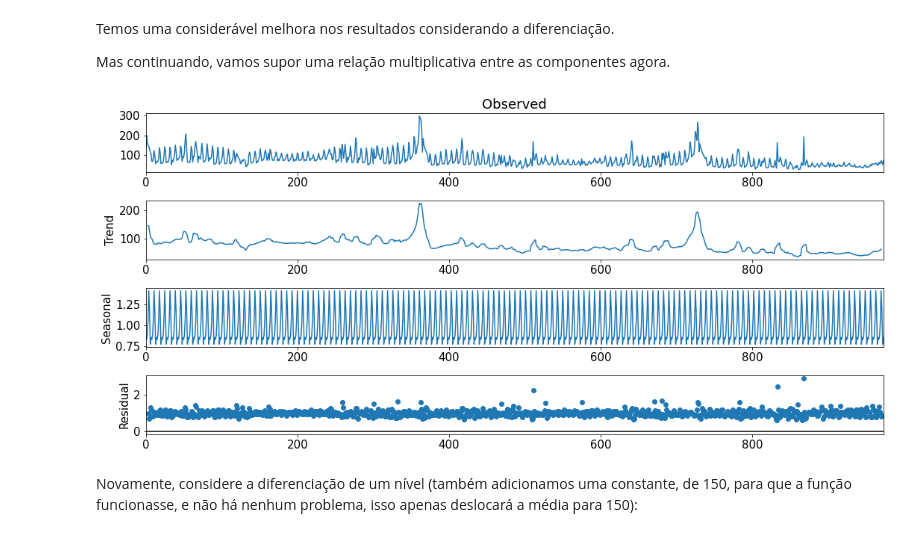
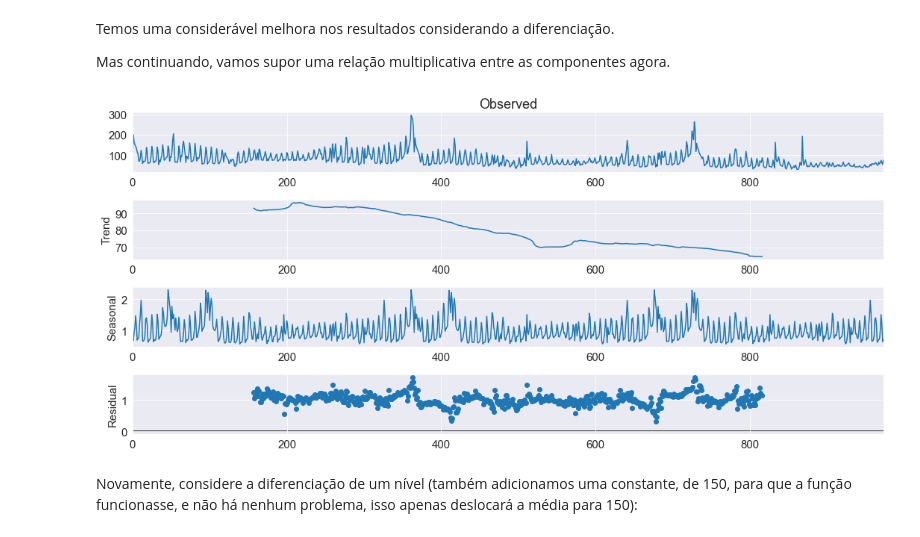
Before and after one commit to derSchmetterling/time_series, a Jupyter notebook: trabalho_ts_auto.ipynb, the cells around one changed output. Drawn from its saved outputs; the diff is of its cells as text; code cells hidden in the pictures.

```diff
--- a/trabalho_ts_auto.ipynb
+++ b/trabalho_ts_auto.ipynb
@@ -234,9 +233,9 @@ Temos uma considerável melhora nos resultados considerando a diferenciação.
 
 Mas continuando, vamos supor uma relação multiplicativa entre as componentes agora.
 # %%
-res_m = decompose(treino, period = 7)
+res_m = decompose(treino, period = 315)
 # %% [output]
-[figure, old version]
+[figure, new version]
 # %% [markdown]
 Novamente, considere a diferenciação de um nível (também adicionamos uma constante, de 150, para que a função funcionasse, e não há nenhum problema, isso apenas deslocará a média para 150):
 # %%
```
Also changed, not shown: parts of 8 cells of this notebook.
